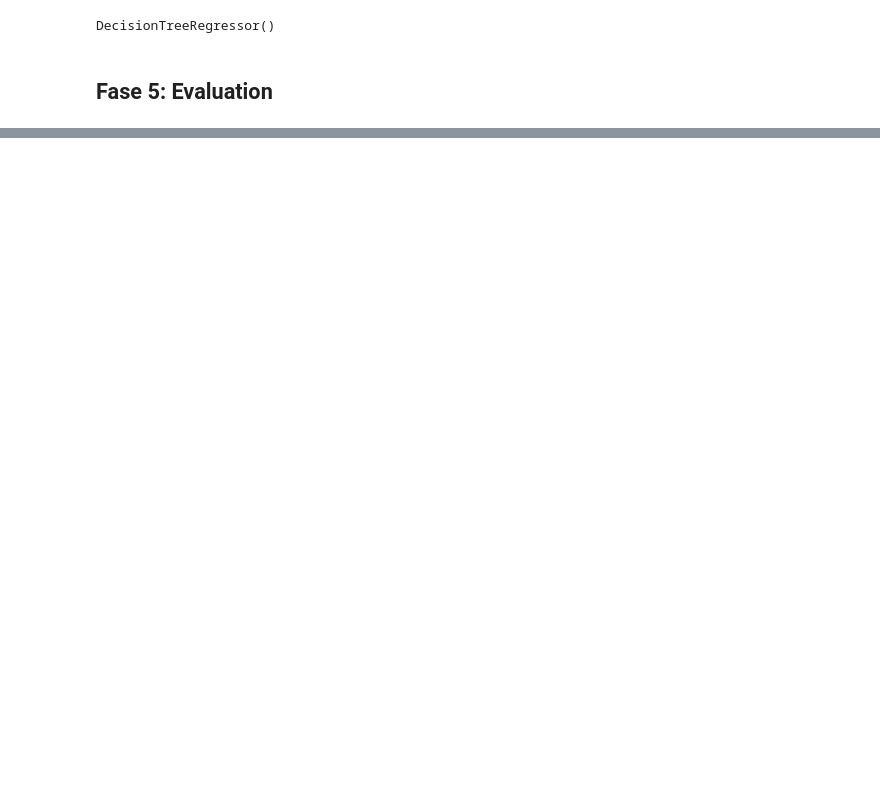
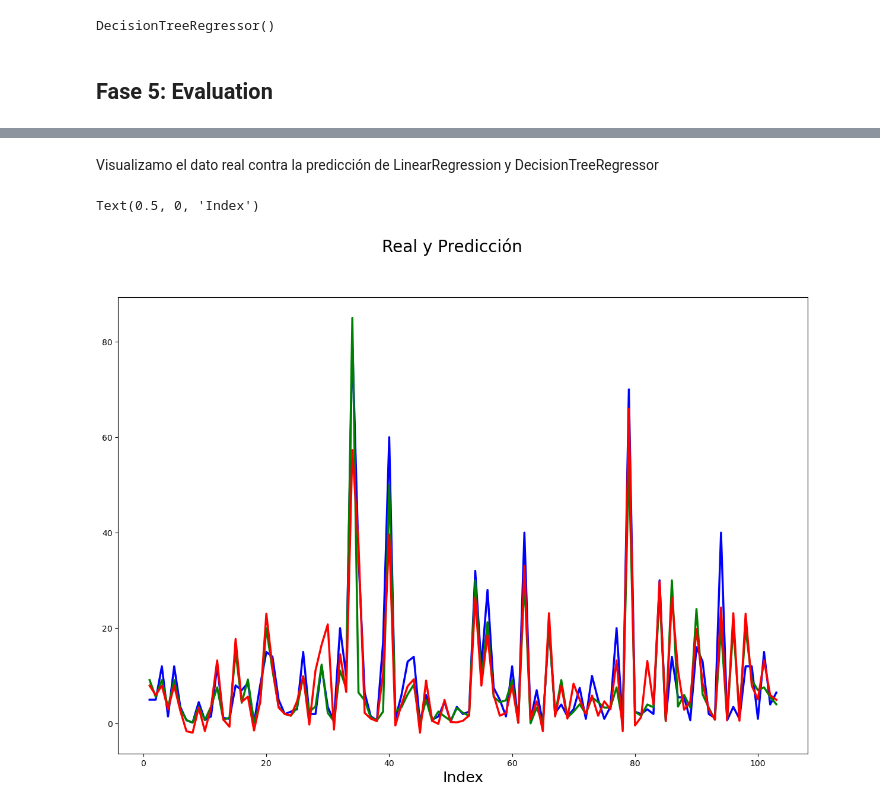
Before and after one commit to AlejoBovet/MachineLearningPublic, a Jupyter notebook: EdaFootballPlayers.ipynb, the cells around one changed output, grey strips where cells are left out. Drawn from its saved outputs; the diff is of its cells as text; code cells hidden in the pictures; blank space fills up the shorter version.

```diff
--- a/EdaFootballPlayers.ipynb
+++ b/EdaFootballPlayers.ipynb
@@ -618,0 +635,23 @@ DecisionTreeRegressor: MAE=4.06, MSE=110.04, R2=0.56
+# %% [markdown]
+Visualizamo el dato real contra la predicción de LinearRegression y DecisionTreeRegressor
+# %%
+y_pred0 = dtr.predict(X_test)
+# %%
+# Hacemos predicciones con el conjunto de datos de test
+y_pred = lr.predict(X_test)
+# %%
+import numpy as np
+
+# Real contra predicción
+plt.figure(figsize = (15,10))
+
+c = np.arange(1, len(X_test) + 1, 1) # generating index
+
+plt.plot(c,y_test, color="blue", linewidth=2.5, linestyle="-")
+plt.plot(c,y_pred0, color="green", linewidth=2.5, linestyle="-")
+plt.plot(c,y_pred, color="red", linewidth=2.5, linestyle="-")
+plt.suptitle('Real y Predicción', fontsize=20)
+plt.xlabel('Index', fontsize=18)
+# %% [output]
+Text(0.5, 0, 'Index')
+[figure, added]
```
Also changed, not shown: parts of 5 cells of this notebook.
